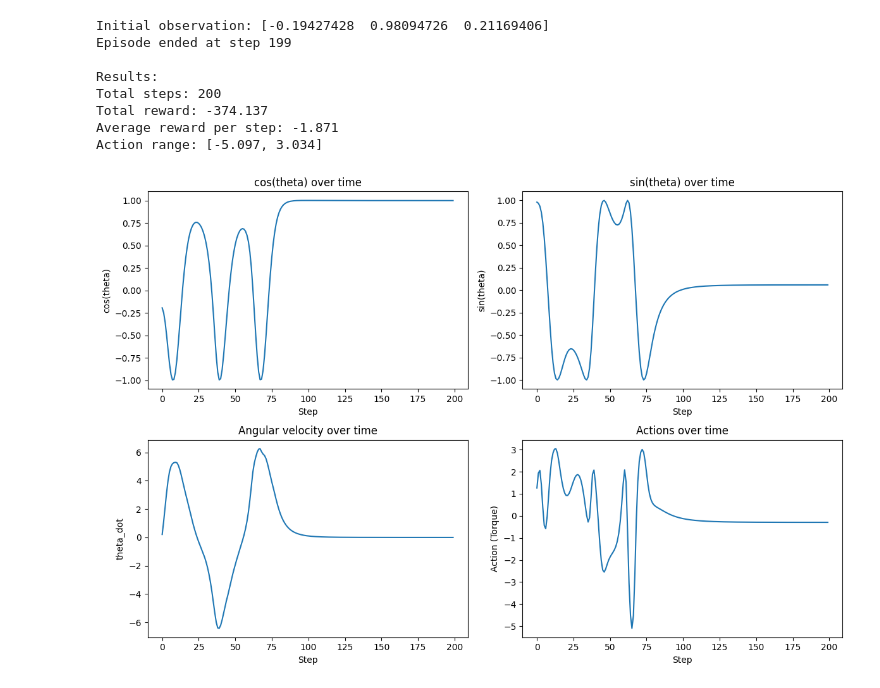
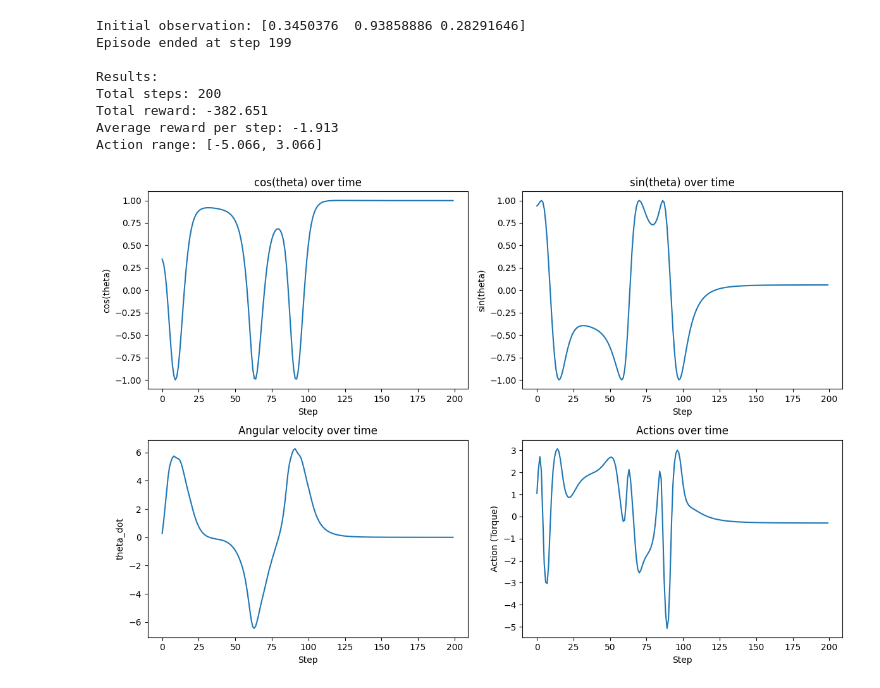
Before and after one commit to PabloABakker/BAP, a Jupyter notebook: Hardware/GymnasiumEnv.ipynb, the cells around one changed output. Cells and saved outputs as stored; diff of their text form; code cells hidden in the pictures.

```diff
--- a/Hardware/GymnasiumEnv.ipynb
+++ b/Hardware/GymnasiumEnv.ipynb
@@ -6,42 +6,42 @@ import time
 from sklearn.metrics import mean_squared_error
 
 # user_input = "- (0.438 * x * x1) + (0.078 * x1 * x2) + (0.031 * x2^2) - (0.375 * x^2 * x1) + (0.625 * x * x1 * x2) + (0.156 * x * x2^2) + (1.125 * x1^3) + (1.062 * x1^2 * x2) - (0.156 * x1 * x2^2) - (0.047 * x2^3) - (0.031 * x^4) - (3.000 * x^3 * x1) - (1.125 * x^3 * x2) + (0.047 * x^2 * x1^2) + (0.750 * x^2 * x1 * x2) + (0.188 * x^2 * x2^2) + (0.062 * x * x1^2 * x2) - (0.125 * x * x1 * x2^2) - (0.047 * x * x2^3) - (0.031 * x1^4) + (0.094 * x^5) - (2.250 * x^4 * x1) - (0.188 * x^4 * x2) - (0.625 * x^3 * x1^2) + (0.141 * x^3 * x1 * x2) + (0.062 * x^3 * x2^2) - (0.078 * x^2 * x1 * x2^2) - (0.031 * x^2 * x2^3) + (0.500 * x * x1^4) + (0.016 * x * x1 * x2^3) + (0.016 * x1^5) + (0.031 * x1^4 * x2)"
-# user_input = "- (0.438 * a * b) + (0.078 * b * c) + (0.031 * c^2) - (0.375 * a^2 * b) + (0.625 * a * b * c) + (0.156 * a * c^2) + (1.125 * b^3) + (1.062 * b^2 * c) - (0.156 * b * c^2) - (0.047 * c^3) - (0.031 * a^4) - (3.000 * a^3 * b) - (1.125 * a^3 * c) + (0.047 * a^2 * b^2) + (0.750 * a^2 * b * c) + (0.188 * a^2 * c^2) + (0.062 * a * b^2 * c) - (0.125 * a * b * c^2) - (0.047 * a * c^3) - (0.031 * b^4) + (0.094 * a^5) - (2.250 * a^4 * b) - (0.188 * a^4 * c) - (0.625 * a^3 * b^2) + (0.141 * a^3 * b * c) + (0.062 * a^3 * c^2) - (0.078 * a^2 * b * c^2) - (0.031 * a^2 * c^3) + (0.500 * a * b^4) + (0.016 * a * b * c^3) + (0.016 * b^5) + (0.031 * b^4 * c)"
+user_input = "- (0.438 * x * y) + (0.078 * y * z) + (0.031 * z^2) - (0.375 * x^2 * y) + (0.625 * x * y * z) + (0.156 * x * z^2) + (1.125 * y^3) + (1.062 * y^2 * z) - (0.156 * y * z^2) - (0.047 * z^3) - (0.031 * x^4) - (3.000 * x^3 * y) - (1.125 * x^3 * z) + (0.047 * x^2 * y^2) + (0.750 * x^2 * y * z) + (0.188 * x^2 * z^2) + (0.062 * x * y^2 * z) - (0.125 * x * y * z^2) - (0.047 * x * z^3) - (0.031 * y^4) + (0.094 * x^5) - (2.250 * x^4 * y) - (0.188 * x^4 * z) - (0.625 * x^3 * y^2) + (0.141 * x^3 * y * z) + (0.062 * x^3 * z^2) - (0.078 * x^2 * y * z^2) - (0.031 * x^2 * z^3) + (0.500 * x * y^4) + (0.016 * x * y * z^3) + (0.016 * y^5) + (0.031 * y^4 * z)"
 
 # Factorised
-user_input = "c^2.0 * (-(0.047 * c) + 0.031 - 0.156 * b + a * (0.156 - 0.047 * c + a * (0.188 + 0.062 * a - 0.031 * c))) + a^3.0 * (-(1.125 * c) + a * (-0.031 + 0.094 * a - 0.188 * c)) + b * (0.078 * c + (-0.438 + 0.5 * b^3.0 + a * (-0.375 + 0.047 * b + a * (-3.0 - 2.25 * a - 0.625 * b + 0.141 * c) + c * (0.75 - 0.078 * c)) + c * (0.625 + 0.062 * b + c * (-0.125 + 0.016 * c))) * a + b * (1.062 * c + (1.125 + b * (-0.031 + 0.016 * b + 0.031 * c)) * b))"
+# user_input = "z^2.0 * (-(0.047 * z) + 0.031 - 0.156 * y + x * (0.156 - 0.047 * z + x * (0.188 + 0.062 * x - 0.031 * z))) + x^3.0 * (-(1.125 * z) + x * (-0.031 + 0.094 * x - 0.188 * z)) + y * (0.078 * z + (-0.438 + 0.5 * y^3.0 + x * (-0.375 + 0.047 * y + x * (-3.0 - 2.25 * x - 0.625 * y + 0.141 * z) + z * (0.75 - 0.078 * z)) + z * (0.625 + 0.062 * y + z * (-0.125 + 0.016 * z))) * x + y * (1.062 * z + (1.125 + y * (-0.031 + 0.016 * y + 0.031 * z)) * y))"
 
 def create_policy_function(equation_str):
     def policy_fn(obs, model=None):
 
         # Extract state variables from observation
         # For Pendulum-v1: obs = [cos(theta), sin(theta), theta_dot]
-        a = obs[0]  # cos(theta)
-        b = obs[1]  # sin(theta)
-        c = obs[2]  # theta_dot
+        x = obs[0]  # cos(theta)
+        y = obs[1]  # sin(theta)
+        z = obs[2]  # theta_dot
 
         equation = equation_str.replace('^', '**')
-        # Create a namespace dictionary with the state variables
-        namespace = {'a': a, 'b': b, 'c': c}
+        # Create x namespace dictionary with the state variables
+        namespace = {'x': x, 'y': y, 'z': z}
 
         # Evaluate the equation with current state values
         action = eval(equation, {"__builtins__": {}}, namespace)
 
-        # Ensure action is a scalar and within reasonable bounds
+        # Ensure action is x scalar and within reasonable bounds
         if type(action) == np.ndarray:
             action = action.item()
 
         # Clip action to reasonable range
-        action = np.clip(action, -16.0, 16.0)
+        action = np.clip(action, -10.0, 10.0)
 
         return action
 
 
     return policy_fn
 
-def run_policy(env_id, policy_fn, model=None, max_steps=500, dt=0.001, render=False):
+def run_policy(env_id, policy_fn, seed, model=None, max_steps=500, dt=0.001, render=False):
     env = gym.make(env_id, render_mode="human" if render else None)
-    obs, _ = env.reset(seed=21)
+    obs, _ = env.reset(seed= seed)
     print("Initial observation:", obs)
 
     obs_list, action_list = [], []
@@ -85,6 +85,7 @@ policy_function = create_policy_function(user_input)
 observations, actions, total_reward = run_policy(
     env_id="Pendulum-v1",
     policy_fn=policy_function,
+    seed = 23,
     model=None,
     max_steps=500,
     dt=0.05,
@@ -103,35 +104,35 @@ plt.subplot(2, 2, 1)
 plt.plot(observations[:, 0])
 plt.title('cos(theta) over time')
 plt.xlabel('Step')
 plt.ylabel('cos(theta)')
 
 plt.subplot(2, 2, 2)
 plt.plot(observations[:, 1])
 plt.title('sin(theta) over time')
 plt.xlabel('Step')
 plt.ylabel('sin(theta)')
 
 plt.subplot(2, 2, 3)
 plt.plot(observations[:, 2])
 plt.title('Angular velocity over time')
 plt.xlabel('Step')
 plt.ylabel('theta_dot')
 
 plt.subplot(2, 2, 4)
 plt.plot(actions)
 plt.title('Actions over time')
 plt.xlabel('Step')
 plt.ylabel('Action (Torque)')
 
 plt.tight_layout()
 plt.show()
 # %% [output]
-Initial observation: [-0.19427428  0.98094726  0.21169406]
+Initial observation: [0.3450376  0.93858886 0.28291646]
 Episode ended at step 199
 
 Results:
 Total steps: 200
-Total reward: -374.137
-Average reward per step: -1.871
-Action range: [-5.097, 3.034]
+Total reward: -382.651
+Average reward per step: -1.913
+Action range: [-5.066, 3.066]
-[figure, old version]
+[figure, new version]
```
Also changed, not shown: parts of 3 cells of this notebook, 5 other files.
